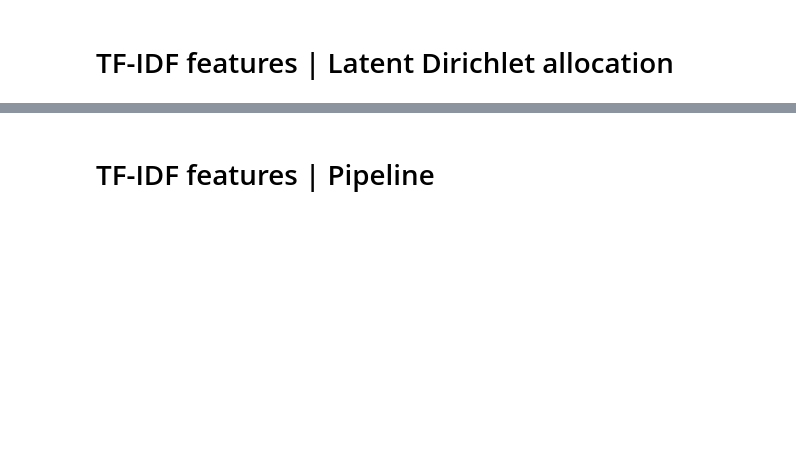
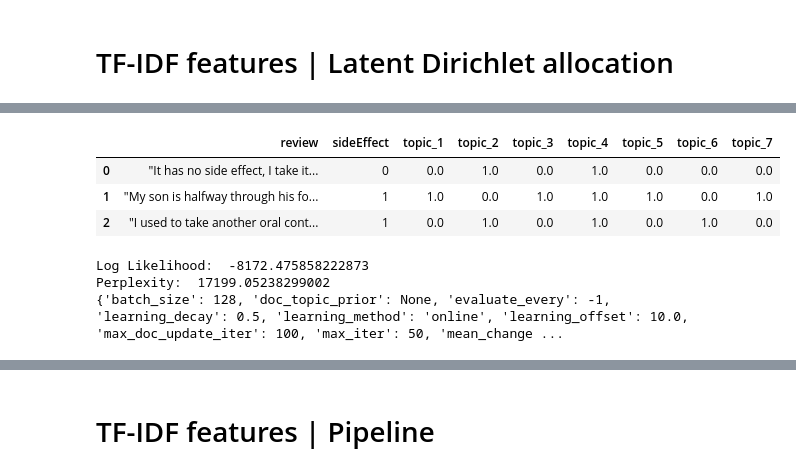
Before and after one commit to hendahmke/adverse_drug_reactions, a Jupyter notebook: notebooks/Adverse_Drug_Events.ipynb, the cells around one changed output, grey strips where cells are left out. Cells and saved outputs as stored; diff of their text form; code cells hidden in the pictures; blank space fills up the shorter version.

```diff
--- a/notebooks/Adverse_Drug_Events.ipynb
+++ b/notebooks/Adverse_Drug_Events.ipynb
@@ -133,0 +291,4 @@ def print_topics(model, vectorizer):
+# %%
+for i, topic_ngrams in enumerate(model.get_topics(n_words=10)):
+    topic_ngrams = [ngram[0] for ngram in topic_ngrams if ngram[1] > 0]
+    print("Topic #{}: {}".format(i+1, ", ".join(topic_ngrams)))
@@ -133,0 +303,27 @@ def print_topics(model, vectorizer):
+# %%
+# Anchors designed to nudge the model towards measuring specific genres
+anchors = [
+    ["headache", "side effect"],
+    ["diarrhea", "side effect"],
+    ["acne", "side effect"],
+    ["problems", "side effect"],
+    ["insomnia", "side effect"],
+    ["gain pound", "caused gain", "side effect"],
+    ["good", "better", "fine", "well", "no", "useful", "good", "response", "no side"]
+]
+anchors = [
+    [a for a in topic if a in vocab]
+    for topic in anchors
+]
+
+model = ct.Corex(n_hidden=7, seed=42)
+model = model.fit(
+    tfidf,
+    words=vocab,
+    anchors=anchors, # Pass the anchors in here
+    anchor_strength=3 # Tell the model how much it should rely on the anchors
+)
+# %%
+for i, topic_ngrams in enumerate(model.get_topics(n_words=10)):
+    topic_ngrams = [ngram[0] for ngram in topic_ngrams if ngram[1] > 0]
+    print("Topic #{}: {}".format(i+1, ", ".join(topic_ngrams)))
@@ -133,0 +338,31 @@ def print_topics(model, vectorizer):
+# %%
+topic_df = pd.DataFrame(
+    model.transform(tfidf),
+    columns=["topic_{}".format(i+1) for i in range(7)]).astype(float)
+
+topic_df.index = manual.index
+df = pd.concat([manual, topic_df], axis=1)
+# %%
+df.drop(["clean_review", "clean_review_lst", "NonStopwords_review_lst", "NonStopwords_review_str", "NonStopwords_review_lst_MN",
+         "NonStopwords_review_str_MN", "Lemmatized_review_lst", "Lemmatized_review_str", "words_count", "Lemmatized_review"], axis = 1).head(3)
+# %% [output]
+|  | review | sideEffect | topic_1 | topic_2 | topic_3 | topic_4 | topic_5 | topic_6 | topic_7 |
+| 0 | "It has no side effect, I take it... | 0 | 0.0 | 1.0 | 0.0 | 1.0 | 0.0 | 0.0 | 0.0 |
+| 1 | "My son is halfway through his fo... | 1 | 1.0 | 0.0 | 1.0 | 1.0 | 1.0 | 0.0 | 1.0 |
+| 2 | "I used to take another oral cont... | 1 | 0.0 | 1.0 | 0.0 | 1.0 | 0.0 | 1.0 | 0.0 |
+# %%
+"""A model with higher log-likelihood and lower perplexity
+(exp(-1. * log-likelihood per word)) is considered to be good. Let’s check for our model."""
+
+# Log Likelyhood: Higher the better
+print("Log Likelihood: ", lda_model.score(data_vectorized))
+
+# Perplexity: Lower the better. Perplexity = exp(-1. * log-likelihood per word)
+print("Perplexity: ", lda_model.perplexity(data_vectorized))
+
+# See model parameters
+print(lda_model.get_params())
+# %% [output]
+Log Likelihood:  -8172.475858222873
+Perplexity:  17199.05238299002
+{'batch_size': 128, 'doc_topic_prior': None, 'evaluate_every': -1, 'learning_decay': 0.5, 'learning_method': 'online', 'learning_offset': 10.0, 'max_doc_update_iter': 100, 'max_iter': 50, 'mean_change ...
```
Also changed, not shown: parts of 73 cells of this notebook, 2 other files.
